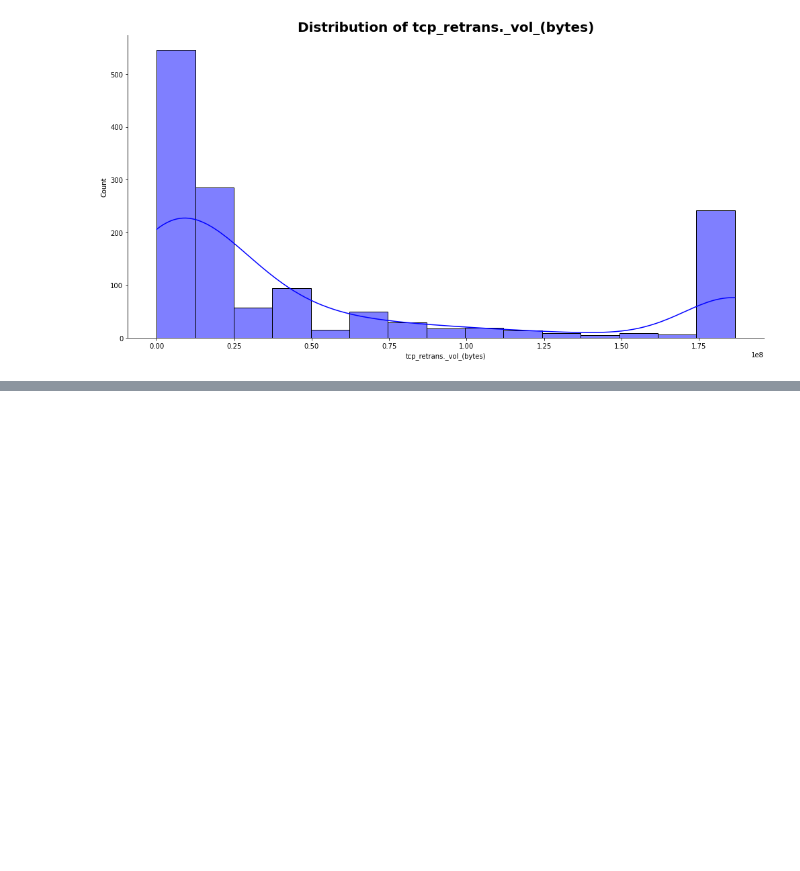
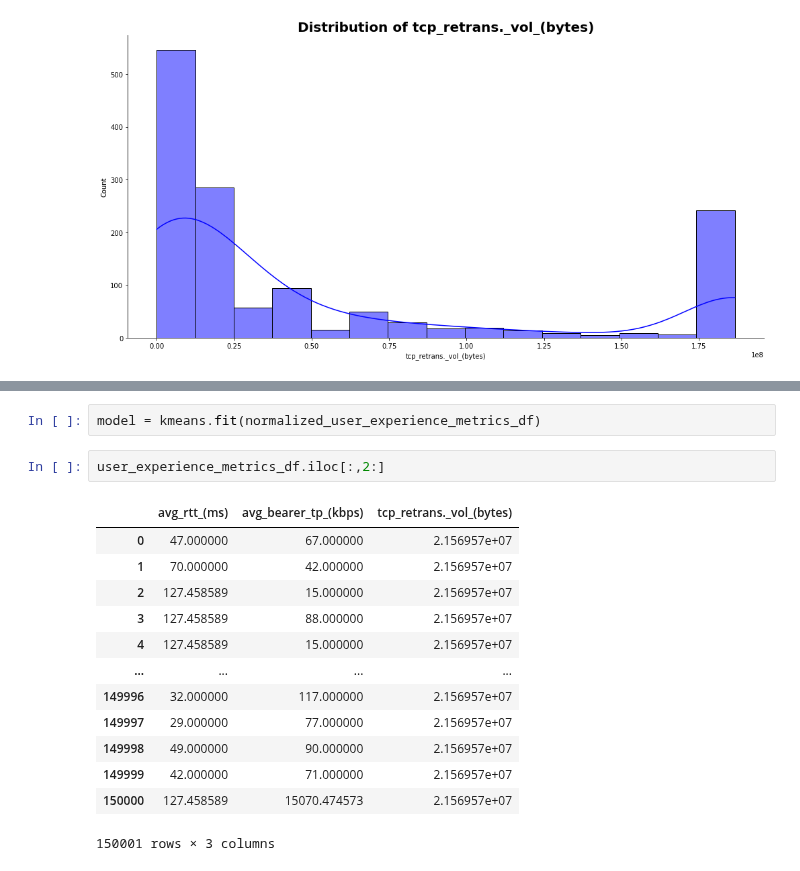
Before and after one commit to teddyk251/Telecom-Data-Analysis, a Jupyter notebook: notebooks/UserExperienceAnalysis.ipynb, the cells around one changed output, grey strips where cells are left out. Saved outputs shown, nothing was run; the diff lists cells and outputs as text; blank space fills up the shorter version.

```diff
--- a/notebooks/UserExperienceAnalysis.ipynb
+++ b/notebooks/UserExperienceAnalysis.ipynb
@@ -353,0 +377,18 @@ Plotter.plot_hist(cleaned_per_handset, 'tcp_retrans._vol_(bytes)', 'blue')
+# %%
+model = kmeans.fit(normalized_user_experience_metrics_df)
+# %%
+user_experience_metrics_df.iloc[:,2:]
+# %% [output]
+|  | avg_rtt_(ms) | avg_bearer_tp_(kbps) | tcp_retrans._vol_(bytes) |
+| 0 | 47.000000 | 67.000000 | 2.156957e+07 |
+| 1 | 70.000000 | 42.000000 | 2.156957e+07 |
+| 2 | 127.458589 | 15.000000 | 2.156957e+07 |
+| 3 | 127.458589 | 88.000000 | 2.156957e+07 |
+| 4 | 127.458589 | 15.000000 | 2.156957e+07 |
+| ... | ... | ... | ... |
+| 149996 | 32.000000 | 117.000000 | 2.156957e+07 |
+| 149997 | 29.000000 | 77.000000 | 2.156957e+07 |
+| 149998 | 49.000000 | 90.000000 | 2.156957e+07 |
+| 149999 | 42.000000 | 71.000000 | 2.156957e+07 |
+| 150000 | 127.458589 | 15070.474573 | 2.156957e+07 |
+150001 rows × 3 columns
```
Also changed, not shown: parts of 8 cells of this notebook, 1 other file.
